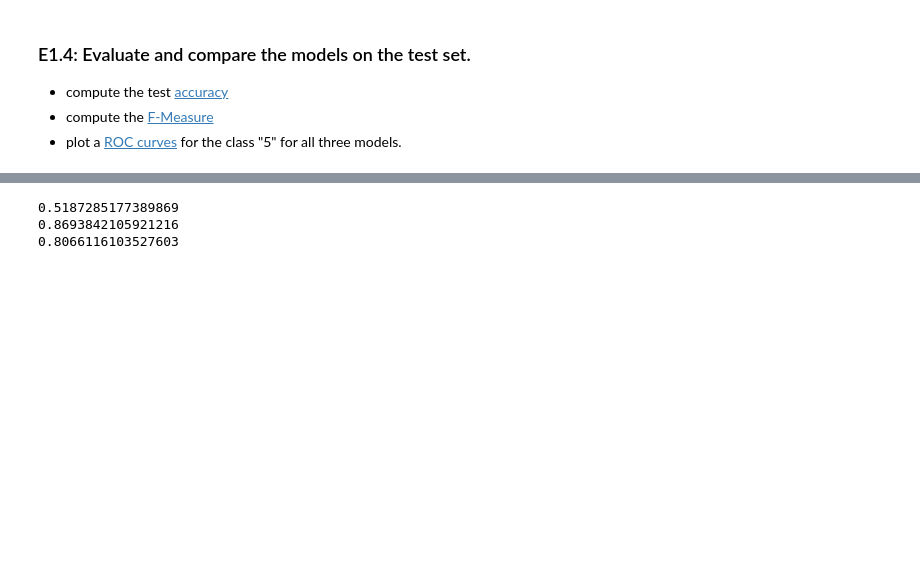
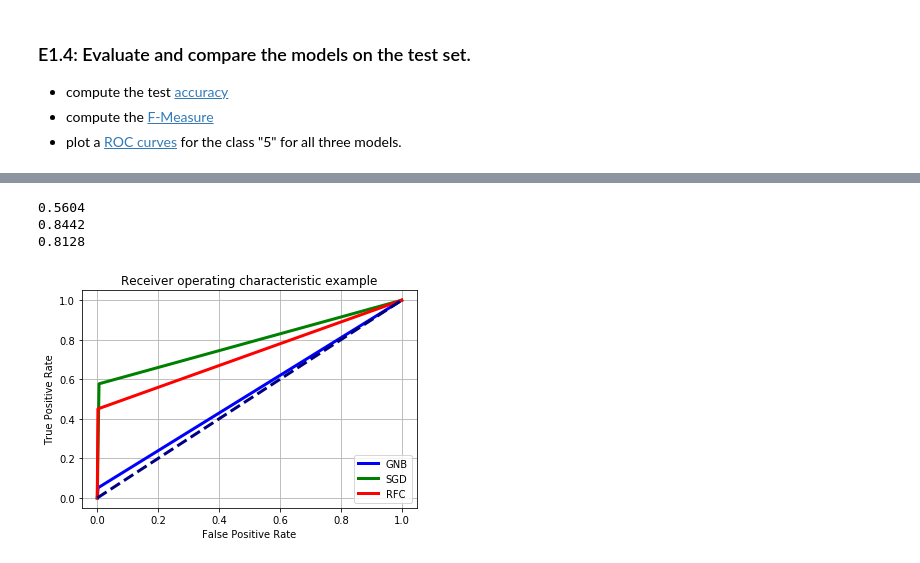
Before and after one commit to apfoertn/DataScienceSS20, a Jupyter notebook: Exercises/5_a_Classification.ipynb, the cells around one changed output, grey strips where cells are left out. Saved outputs shown, nothing was run; the diff lists cells and outputs as text; code cells hidden in the pictures; blank space fills up the shorter version.

```diff
--- a/Exercises/5_a_Classification.ipynb
+++ b/Exercises/5_a_Classification.ipynb
@@ -212,10 +214,39 @@ TestSGD score is 0.8705
 TestRFC score is 0.8128
 # %%
+#F1-Score
 from sklearn.metrics import f1_score
-print(f1_score(y_test, y_testgnb, average='weighted'))
-print(f1_score(y_test, y_testsgd, average='weighted'))
-print(f1_score(y_test, y_testrfc, average='weighted'))
+print(f1_score(y_test, y_testgnb, average='micro'))
+print(f1_score(y_test, y_testsgd, average='micro'))
+print(f1_score(y_test, y_testrfc, average='micro'))
 # %% [output]
-0.5187285177389869
-0.8693842105921216
-0.8066116103527603
+0.5604
+0.8442
+0.8128
+# %%
+#ROC
+from sklearn.metrics import roc_auc_score,  roc_curve, auc
+
+y_five = y_test=='5'
+gnb_five = y_testgnb.astype(int)==5
+sgd_five = y_testsgd.astype(int)==5
+rfc_five = y_testrfc.astype(int)==5
+
+gnb_fpr, gnb_tpr, _ = roc_curve(y_five, gnb_five)
+sgd_fpr, sgd_tpr, _ = roc_curve(y_five, sgd_five)
+rfc_fpr, rfc_tpr, _ = roc_curve(y_five, rfc_five)
+# %%
+plt.plot(gnb_fpr, gnb_tpr, color='blue',
+         lw='3', label='GNB')
+plt.plot(sgd_fpr, sgd_tpr, color='green',
+         lw='3', label='SGD')
+plt.plot(rfc_fpr, rfc_tpr, color='red',
+         lw='3', label='RFC')
+plt.plot([0, 1], [0, 1], color='navy', lw=3, linestyle='--')
+plt.xlabel('False Positive Rate')
+plt.ylabel('True Positive Rate')
+plt.title('Receiver operating characteristic example')
+plt.legend(loc="lower right")
+plt.grid()
+plt.show()
+# %% [output]
+[figure, added]
```
Also changed, not shown: parts of 4 cells of this notebook.
